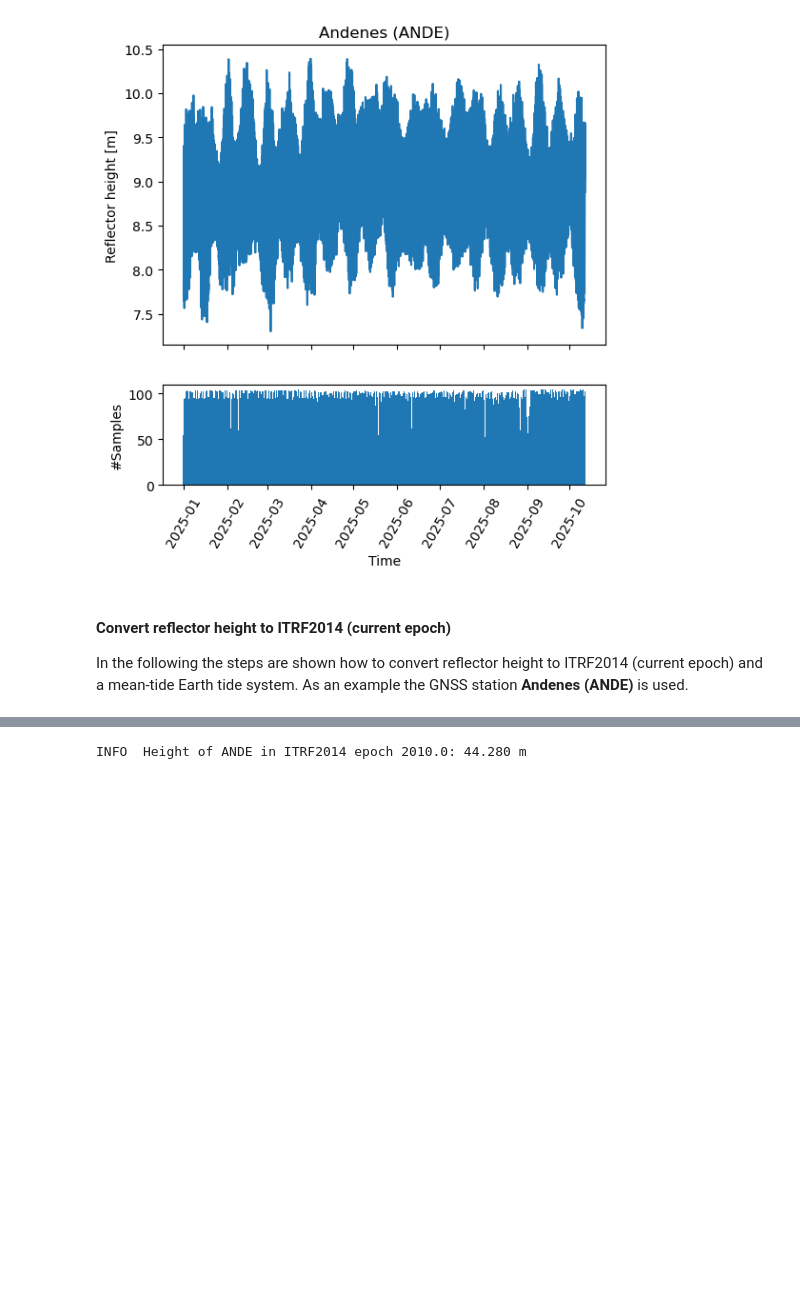
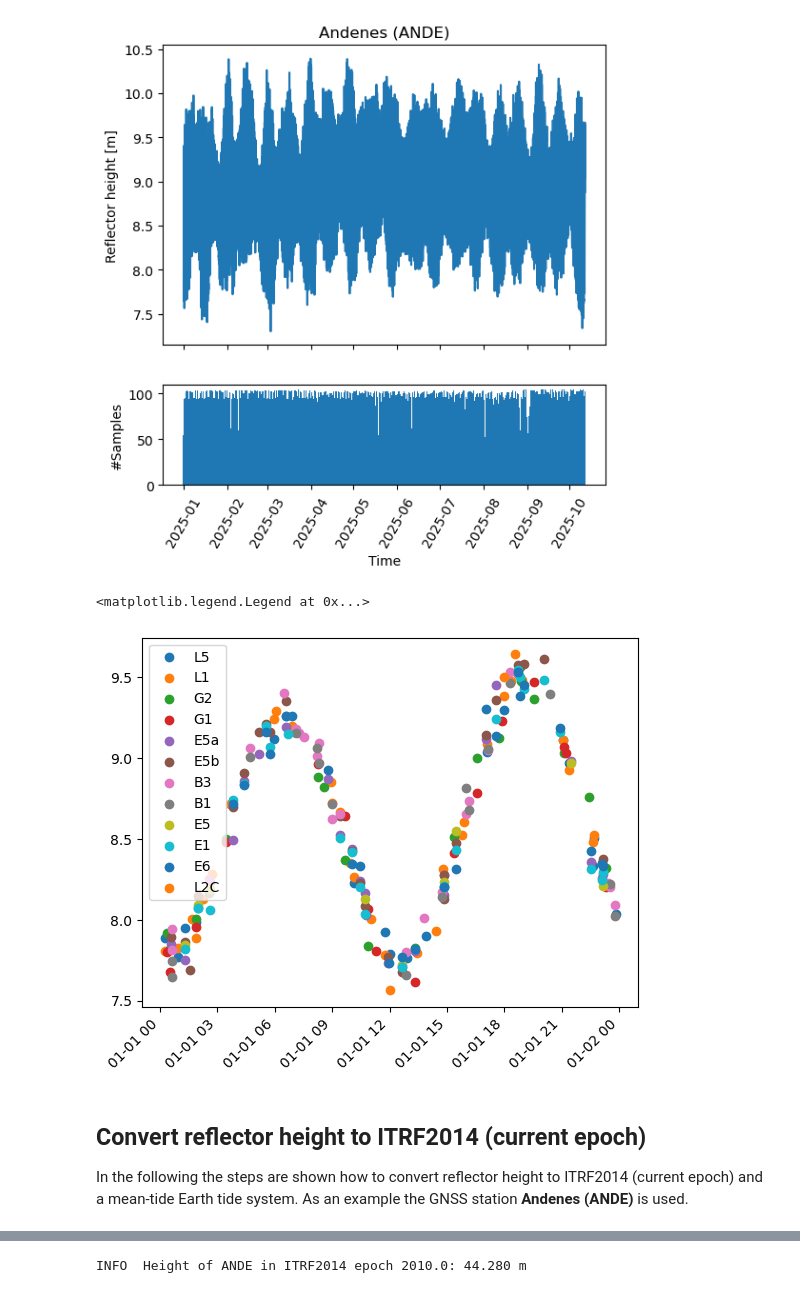
Before and after one commit to kartverket/midgard, a Jupyter notebook: notebooks/parsers/gnssrefl.ipynb, the cells around one changed output, grey strips where cells are left out. Cells and saved outputs as stored; diff of their text form; code cells hidden in the pictures; blank space fills up the shorter version.

```diff
--- a/notebooks/parsers/gnssrefl.ipynb
+++ b/notebooks/parsers/gnssrefl.ipynb
@@ -99,8 +99,19 @@ ax_bot.set_ylabel("#Samples")
 plt.show()
 # %% [output]
 [figure]
+# %%
+idx_time = dset.time.date == "2025-01-01"
+for freq in dset.unique("frequency"):
+    idx_freq = dset.frequency[idx_time] == freq
+    plt.scatter(dset.time.datetime[idx_time][idx_freq], dset.reflector_height[idx_time][idx_freq], label=freq)
+
+plt.xticks(rotation=45, ha='right')
+plt.legend()
+# %% [output]
+<matplotlib.legend.Legend at 0x...>
+[figure, added]
 # %% [markdown]
-#### Convert reflector height to ITRF2014 (current epoch)
+## Convert reflector height to ITRF2014 (current epoch)
 In the following the steps are shown how to convert reflector height to ITRF2014 (current epoch) and a mean-tide Earth tide system. As an example the GNSS station **Andenes (ANDE)** is used.
 # %%
 # Standard library imports
```
Also changed, not shown: parts of 2 cells of this notebook, 1 other file.
